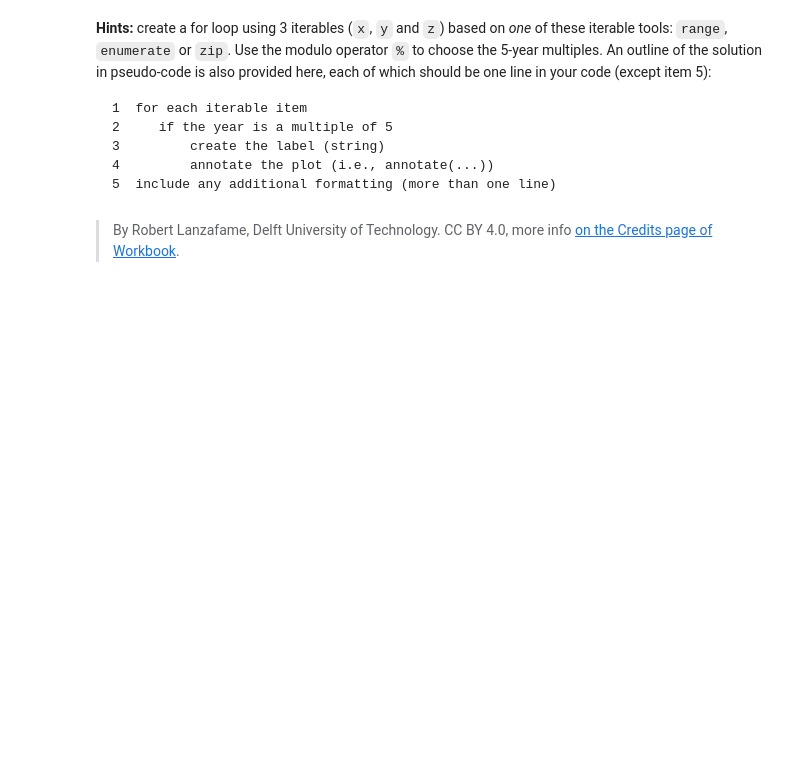
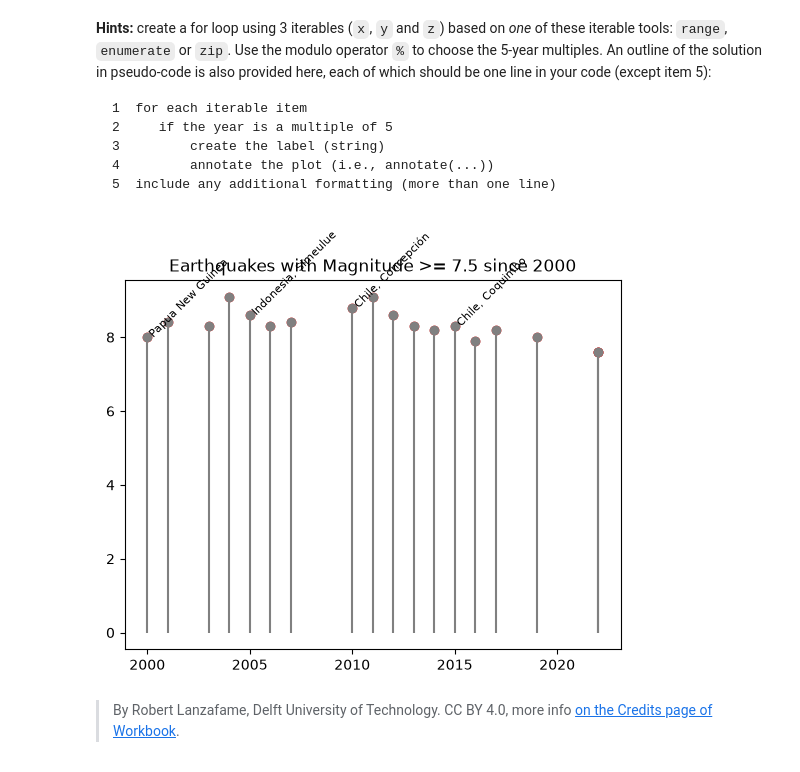
Before and after one commit to Svangrootveld/PA2.3, a Jupyter notebook: 3_stem_plots.ipynb, the cells around one changed output. Drawn from its saved outputs; the diff is of its cells as text; code cells hidden in the pictures; blank space fills up the shorter version.

```diff
--- a/3_stem_plots.ipynb
+++ b/3_stem_plots.ipynb
@@ -76,2 +74,14 @@ plt.savefig('my_earthquake.svg')
+# %%
+for x, y , z in zip(year, magn, site):
+    if x % 5 == 0:
+        plt.annotate(z, (x, y), fontsize=8, rotation=45)
+    plt.plot(x, y, 'o', color='red')
+    plt.stem(x, y, linefmt='grey', markerfmt='o', basefmt='grey')
+    plt.title('Earthquakes with Magnitude >= 7.5 since 2000')
+
+
+plt.savefig('my_earthquake.svg')
+# %% [output]
+[figure, added]
 # %% [markdown]
 > By Robert Lanzafame, Delft University of Technology. CC BY 4.0, more info [on the Credits page of Workbook](https://mude.citg.tudelft.nl/workbook-2025/credits.html).
```
Also changed, not shown: parts of 2 cells of this notebook, 3 other files.
